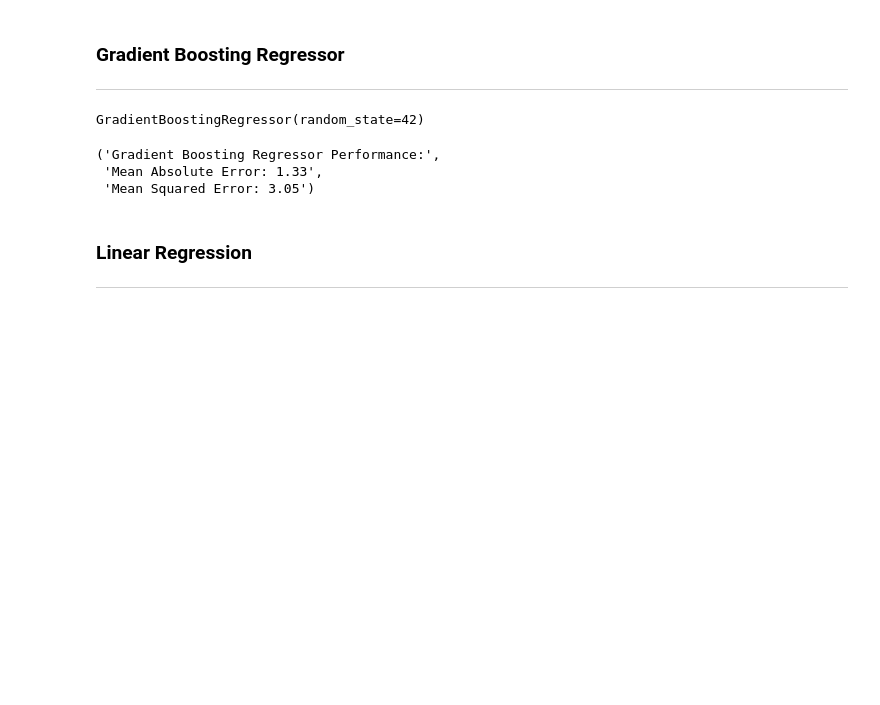
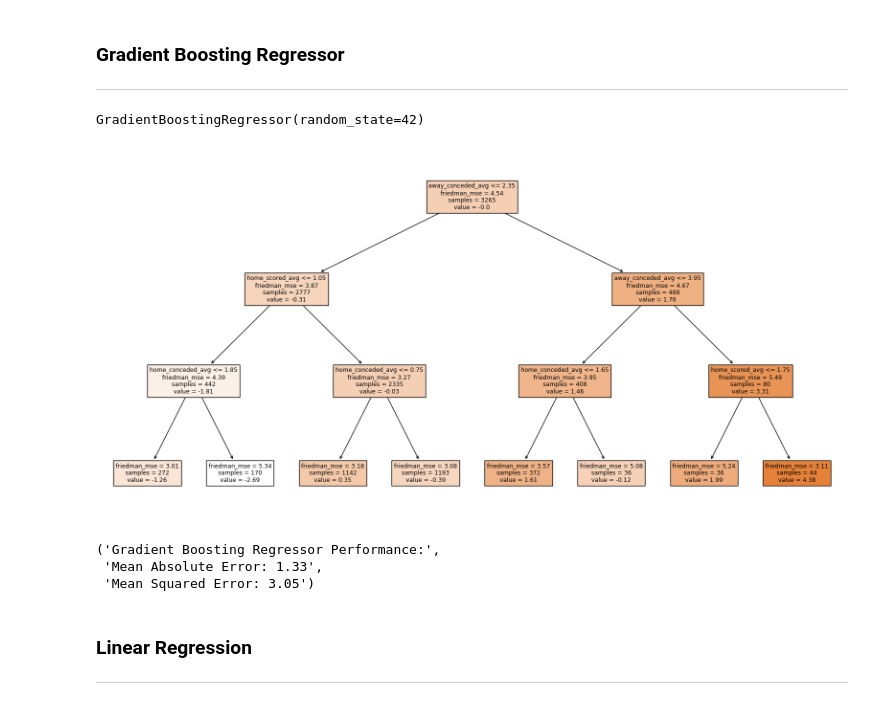
Before and after one commit to MaarceloLuiz/football-score-prediction-ml, a Jupyter notebook: CA2_score_prediction.ipynb, the cells around one changed output. Cells and saved outputs as stored; diff of their text form; code cells hidden in the pictures; blank space fills up the shorter version.

Commit message:
features: summary, trees and histogram for ml models

```diff
--- a/CA2_score_prediction.ipynb
+++ b/CA2_score_prediction.ipynb
@@ -171,6 +231,13 @@ gb_model = GradientBoostingRegressor(random_state=42)
 gb_model.fit(X_train, y_train)
 # %% [output]
 GradientBoostingRegressor(random_state=42)
+# %%
+# Visualize a single tree in the Random Forest
+plt.figure(figsize=(20, 10))
+plot_tree(gb_model.estimators_[0, 0], filled=True, feature_names=X.columns, precision=2)
+plt.show()
+# %% [output]
+[figure, added]
 # %%
 #making predictions and evaluating the models
 gb_predictions = gb_model.predict(X_test)
```
Also changed, not shown: parts of 11 cells of this notebook.
